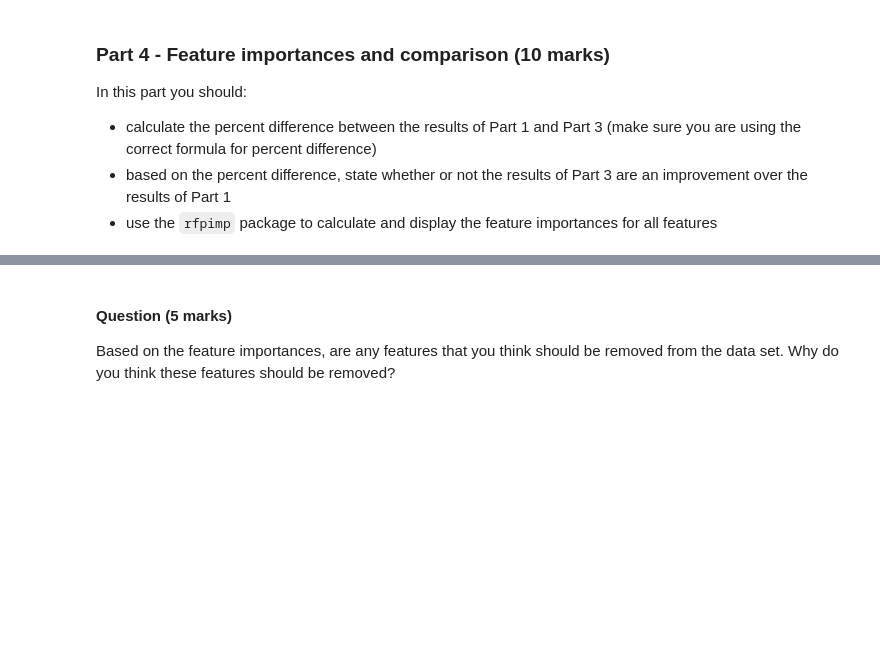
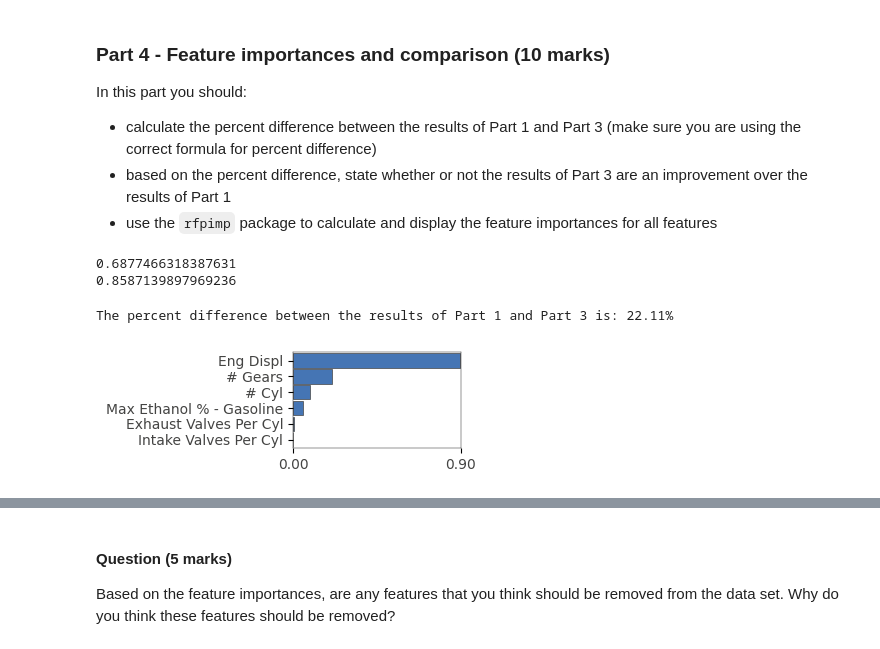
Before and after one commit to educbd/ML_, a Jupyter notebook: Graded_Lab_2.ipynb, the cells around one changed output, grey strips where cells are left out. Drawn from its saved outputs; the diff is of its cells as text; code cells hidden in the pictures; blank space fills up the shorter version.

```diff
--- a/Graded_Lab_2.ipynb
+++ b/Graded_Lab_2.ipynb
@@ -143,14 +144,14 @@ dtype: int64
 X = df_num.drop(['Comb Unadj FE - Conventional Fuel'], axis=1)
 y = df_num['Comb Unadj FE - Conventional Fuel']
 # %%
-oob_scores = []
+oob_scores1 = []
 predictions_1 =[]
 for i in range(10):
     model_1 = RandomForestRegressor(n_estimators=100, n_jobs=-1, oob_score=True)
     X_train, X_test, y_train, y_test = train_test_split(X, y, test_size=0.2)
     model_1.fit(X_train, y_train)
-    oob_scores.append(model_1.oob_score_)
+    oob_scores1.append(model_1.oob_score_)
 
-avg_oob_scores_1 = sum(oob_scores) / len(oob_scores)
+avg_oob_scores_1 = sum(oob_scores1) / len(oob_scores1)
 print(f"Average OOB score over 10 runs for model 1: {avg_oob_scores_1:.4f}")
 # %% [output]
@@ -278,3 +346,25 @@ In this part you should:
  - calculate the percent difference between the results of Part 1 and Part 3 (make sure you are using the correct formula for percent difference)
  - based on the percent difference, state whether or not the results of Part 3 are an improvement over the results of Part 1
  - use the `rfpimp` package to calculate and display the feature importances for all features
+# %%
+print(avg_oob_scores_1)
+print(avg_oob_scores_3)
+# %% [output]
+0.6877466318387631
+0.8587139897969236
+# %%
+percent_difference = abs(avg_oob_scores_1 - avg_oob_scores_3) / ((avg_oob_scores_1 + avg_oob_scores_3) / 2) * 100
+print(f"The percent difference between the results of Part 1 and Part 3 is: {percent_difference:.2f}%")
+# %% [output]
+The percent difference between the results of Part 1 and Part 3 is: 22.11%
+# %%
+# Feature importances - Part 1
+def showimp(model_1, X, y):
+    features = list(X.columns)
+
+    I = importances(model_1, X, y, features=features)
+    plot_importances(I, color='#4575b4')
+
+showimp(model_1, X, y)
+# %% [output]
+[figure, added]
```
Also changed, not shown: parts of 16 cells of this notebook.
